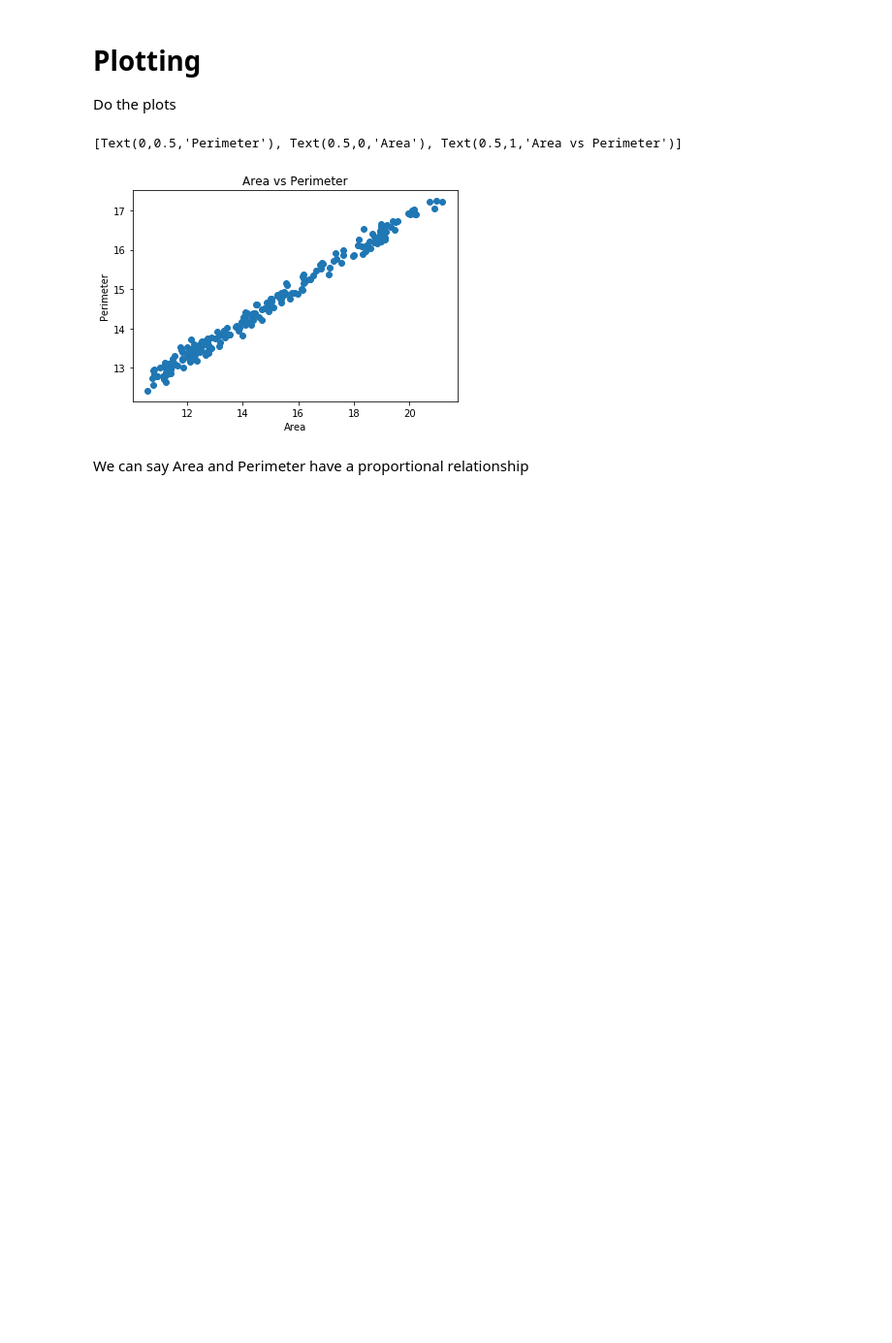
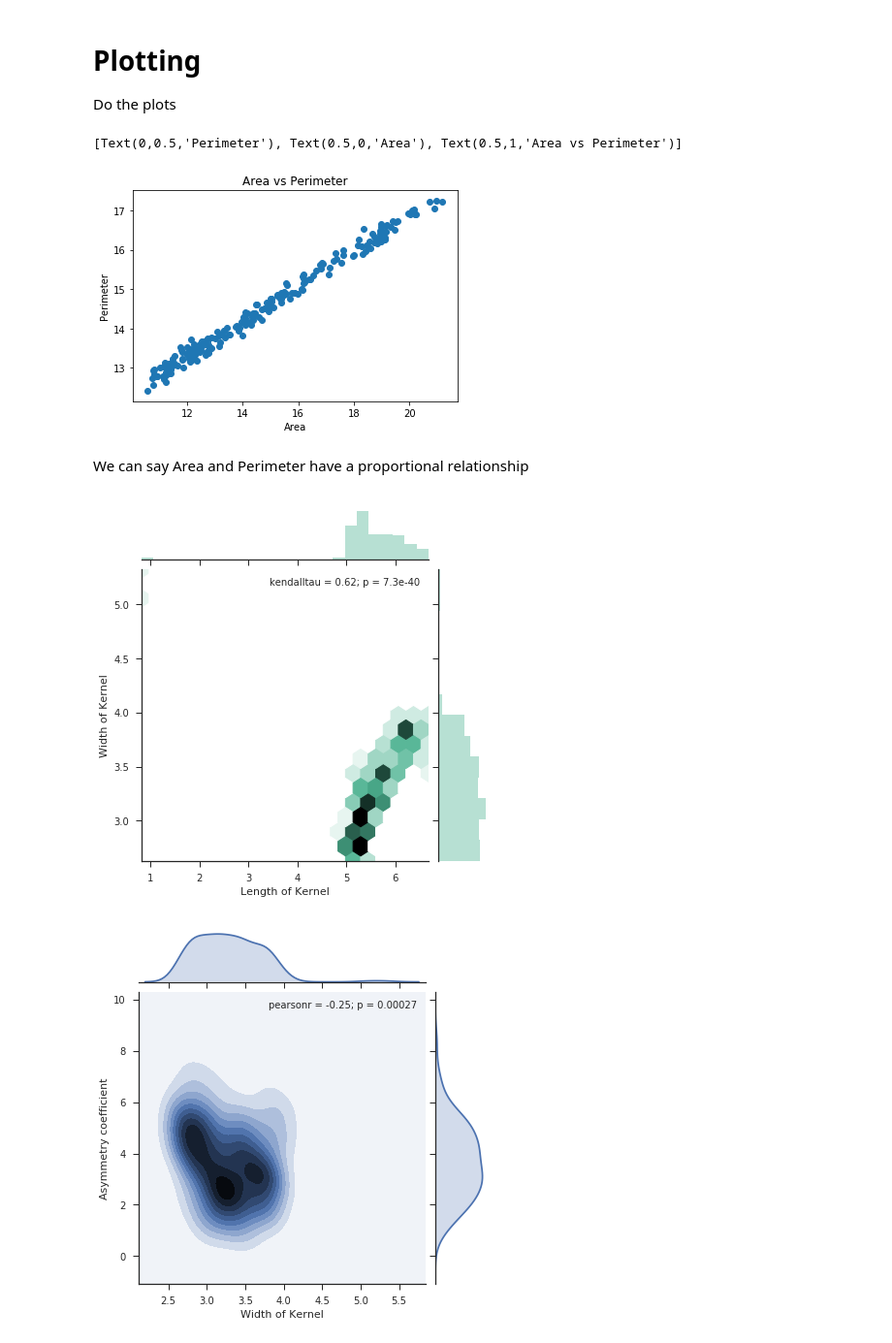
Before and after one commit to soaresdominic/ClusterAnalysis, a Jupyter notebook: DataViz.ipynb, the cells around one changed output. Shown at 97% size. Saved outputs shown, nothing was run; the diff lists cells and outputs as text; code cells hidden in the pictures; blank space fills up the shorter version.

```diff
--- a/DataViz.ipynb
+++ b/DataViz.ipynb
@@ -2,10 +2,11 @@
 # Imports
 Importing pandas and data files
 # %%
-import os, numpy, pandas as pd
+import os, numpy as np, pandas as pd
 file = os.sep.join(['seeds_dataset.txt'])
 data = pd.read_csv(file, sep="\t", header=None, names=["Area", "Perimeter", "Compactness", "Length of Kernel","Width of Kernel","Asymmetry coefficient"," Length of kernel groove","h"])
 
+data=data.drop(columns=['h'])
 data.head()
 # %% [output]
 |  | Area | Perimeter | Compactness | Length of Kernel | Width of Kernel | Asymmetry coefficient | ... |
@@ -72,3 +72,13 @@ ax.set(xlabel='Area',
 [figure]
 # %% [markdown]
 We can say Area and Perimeter have a proportional relationship
+# %%
+import seaborn as sns
+from scipy.stats import kendalltau
+sns.set(style="ticks")
+
+sns.jointplot(data['Length of Kernel'], data['Width of Kernel'], kind="hex", stat_func=kendalltau, color="#4CB391")
+sns.jointplot(x="Width of Kernel", y="Asymmetry coefficient", data=data, kind="kde");
+# %% [output]
+[figure, added]
+[figure, added]
```
Also changed, not shown: parts of 4 cells of this notebook.
